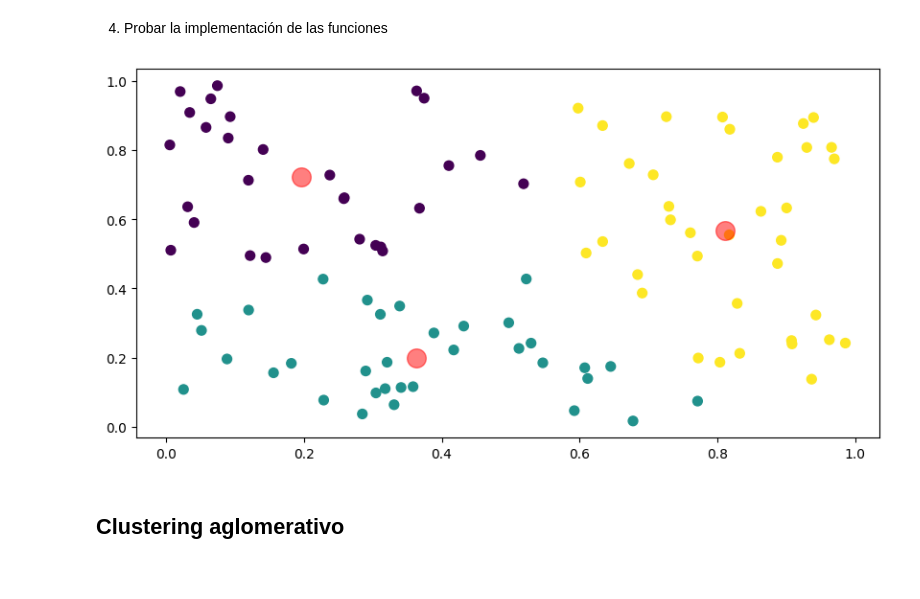
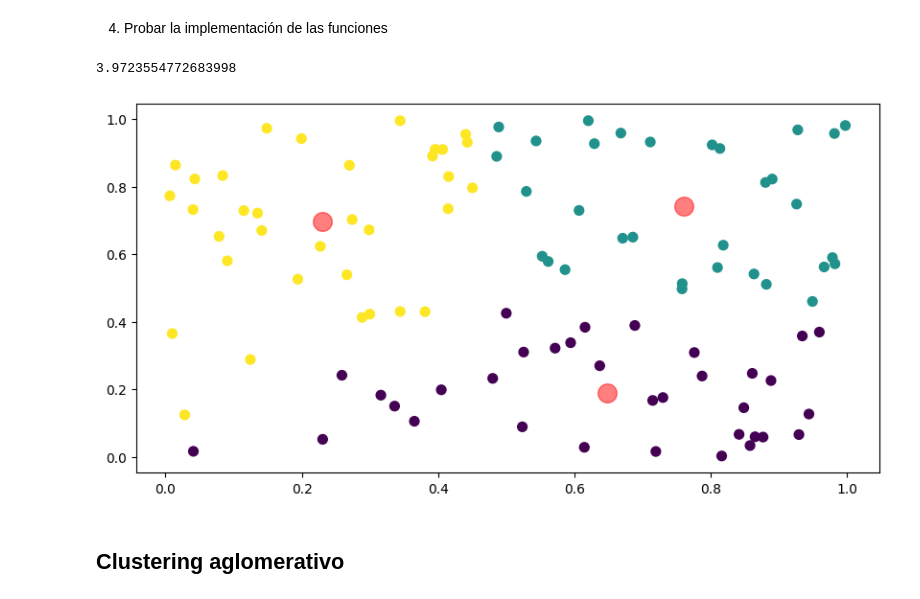
Before and after one commit to SantiDrelewicz/Aprendizaje-Automatico, a Jupyter notebook: AA-I/Notebooks/notebook_07_clustering.ipynb, the cells around one changed output. Saved outputs shown, nothing was run; the diff lists cells and outputs as text; code cells hidden in the pictures.

```diff
--- a/AA-I/Notebooks/notebook_07_clustering.ipynb
+++ b/AA-I/Notebooks/notebook_07_clustering.ipynb
@@ -80,31 +82,23 @@ El centroide de un cluster es el vector promedio de las instancias perteneciente
 # %% [markdown]
 1. Definir la función que inicializa los k centroides al azar: `inicializacion_centroides`.
 # %%
-def inicializacion_centroides(puntos: np.ndarray, k: int) -> np.ndarray:
+def inicializacion_centroides(puntos: np.ndarray, k: int, seed: int| None = None) -> np.ndarray:
     """Inicializa los k centroides eligiendo de manera random k de
       los puntos"""
-    indices: list[int] = []
-    while len(indices) < k:
-      indice = np.random.randint(0, puntos.shape[0])
-
-      if indice not in indices:
-        indices.append(indice)
-
-    centroides = np.array([puntos[i] for i in indices])
-
+    rng = np.random.default_rng(seed)
+    idx = rng.choice(puntos.shape[0], k, replace=False)
+    centroides = puntos[idx]
     return centroides
 # %% [markdown]
 2. Completar la función `centroides_cercanos` que calcula, para cada punto, el centroide más cercano que será además donde tendremos a qué cluster pertenece cada uno de los puntos.
 # %%
 def centroides_cercanos(puntos: np.ndarray, centroides: np.ndarray) -> np.ndarray:
     """ Devuelve un array que contiene el indice al centroide más cercano para cada punto."""
-
-    distancias = np.zeros((puntos.shape[0], centroides.shape[0]))
-    for i in range(puntos.shape[0]):
-
-      for k in range(centroides.shape[0]):
-        distancias[i][k] = np.sqrt(np.sum((puntos[i] - centroides[k])**2))
-
+    n, k = puntos.shape[0], centroides.shape[0]
+    distancias = np.zeros((n, k))
+    for i in range(n):
+        for j in range(k):
+            distancias[i][j] = np.sqrt(np.sum((puntos[i] - centroides[j])**2))
     return np.argmin(distancias, axis=1)
 # %% [markdown]
 3. Completar la función `mover_centroides` que mueve a los centroides al punto medio de cada cluster y devuelve los nuevos centroides.
@@ -123,25 +117,26 @@ def mover_centroides(puntos: np.ndarray, cercanos: np.ndarray, k: int) -> np.nda
 # %% [markdown]
 4. Probar la implementación de las funciones
 # %%
-def kmeans(puntos: np.ndarray, k: int, max_iters: int = 100) -> tuple[np.ndarray, np.ndarray]:
+def kmeans(puntos: np.ndarray, k: int, max_iters: int = 100, seed: int | None = None) -> tuple[np.ndarray, np.ndarray]:
     """ Algoritmo K-means. """
-    centroides = inicializacion_centroides(puntos, k)
+    centroides = inicializacion_centroides(puntos, k, seed)
     for _ in range(max_iters):
         nuevos_clusters = centroides_cercanos(puntos, centroides)
         centroides = mover_centroides(puntos, nuevos_clusters, k)
-
     return centroides, nuevos_clusters
 # %%
-np.random.seed(42)
-puntos = np.random.rand(100, 2)  #100 puntos en dimension 2
+seed = 0
+rng = np.random.default_rng(seed)
+puntos = rng.random((100, 2))  #100 puntos en dimension 2
 k = 3
-centroids, closest = kmeans(puntos, k)
+centroids, closest = kmeans(puntos, k, seed=seed)
 
 plt.scatter(puntos[:, 0], puntos[:, 1], c=closest, s=50, cmap='viridis')
 plt.scatter(centroids[:, 0], centroids[:, 1], color='red', s=200, alpha=0.5)
 plt.show()
 # %% [output]
+3.9723554772683998
-[figure, old version]
+[figure, new version]
 # %% [markdown]
 ## Clustering aglomerativo
 # %% [markdown]
```
Also changed, not shown: parts of 14 cells of this notebook.
